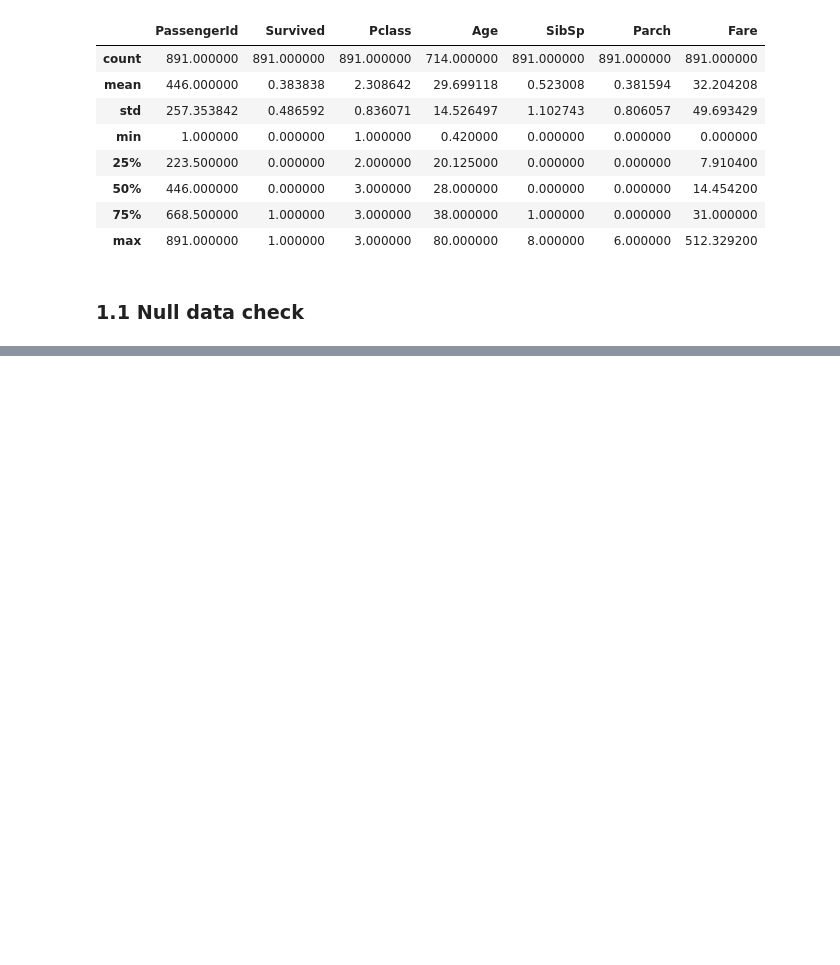
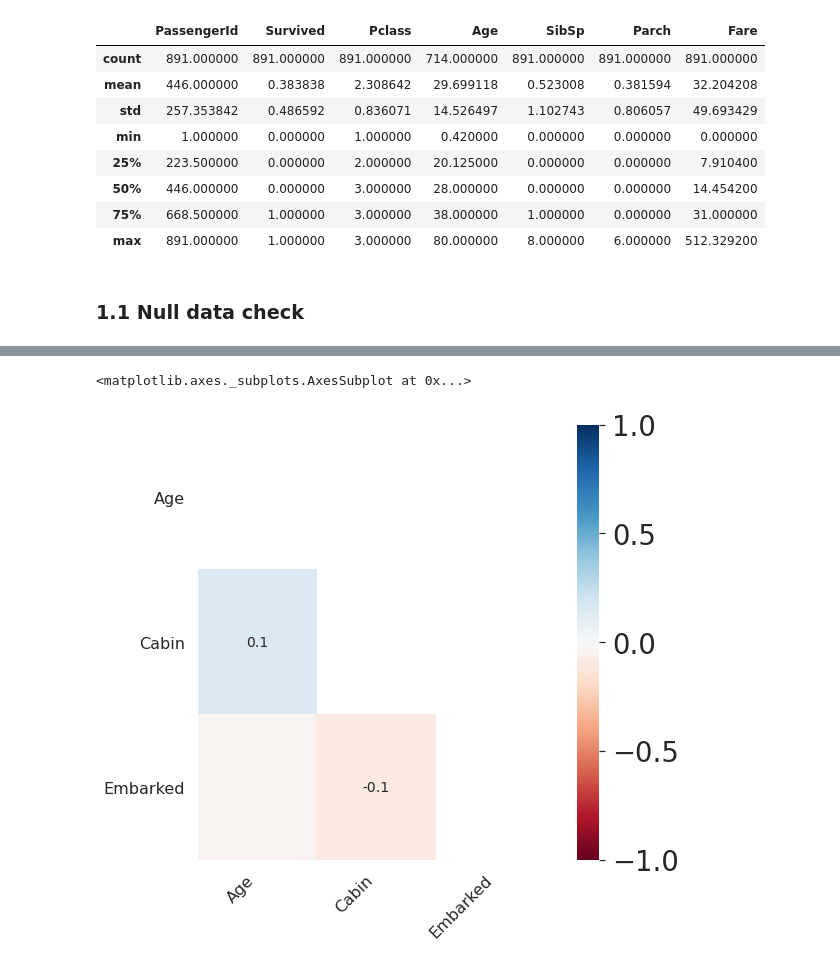
Before and after one commit to Soo-Im/Kaggle_Titanic, a Jupyter notebook: titanic-soo.ipynb, the cells around one changed output, grey strips where cells are left out. Drawn from its saved outputs; the diff is of its cells as text; code cells hidden in the pictures; blank space fills up the shorter version.

```diff
--- a/titanic-soo.ipynb
+++ b/titanic-soo.ipynb
@@ -96,0 +116,6 @@ column:   Embarked       Percent of Nan value: 0.22%
+# %%
+msno.heatmap(df=df_train.iloc[:,:], figsize=(8,8))
+# 이건 null 간의 상관을 보여준다 (예: 'Age'가 없는 데이터에는 'Cabin'도 없다.)
+# %% [output]
+<matplotlib.axes._subplots.AxesSubplot at 0x...>
+[figure, added]
```
Also changed, not shown: parts of 6 cells of this notebook.
